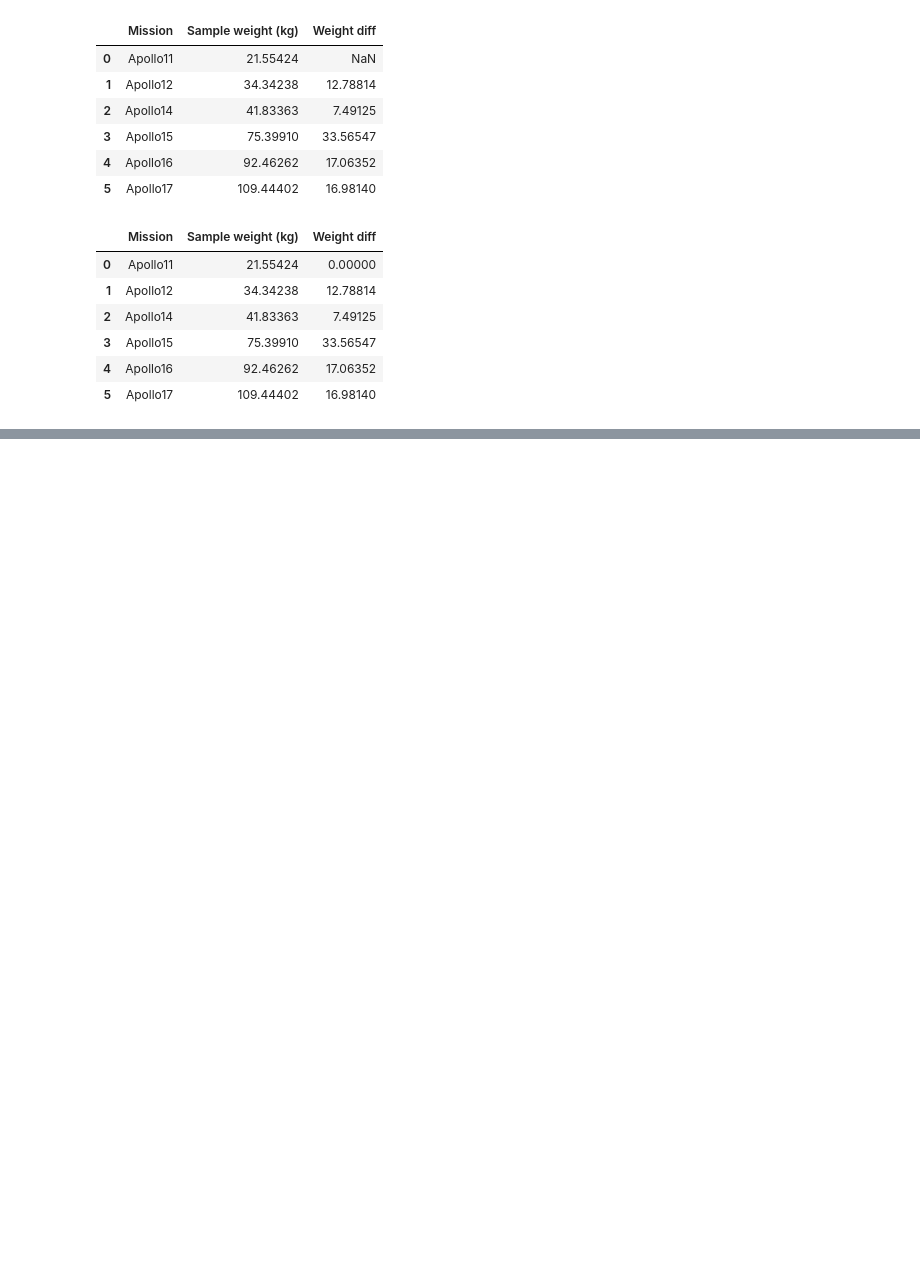
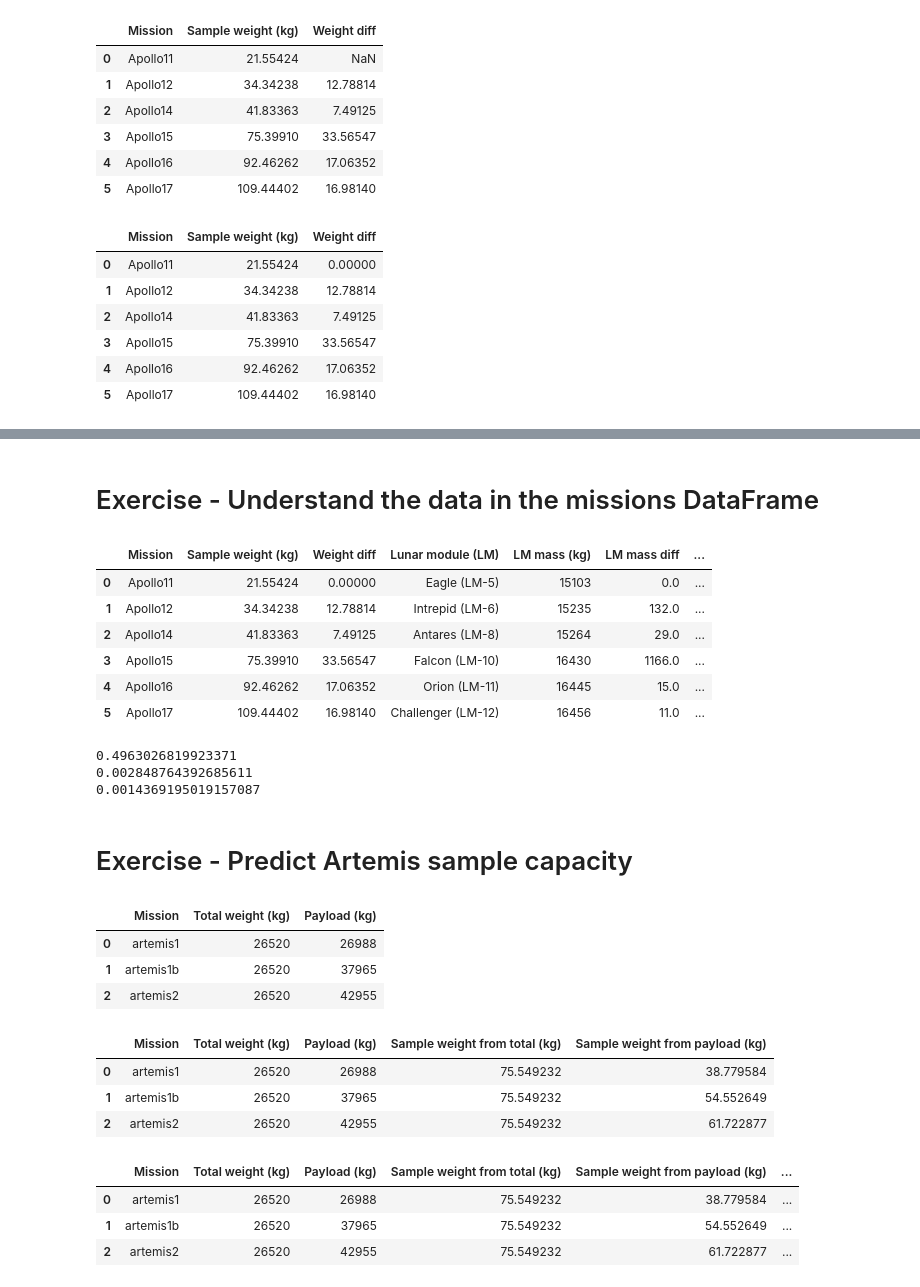
Before and after one commit to WhereDoIClick/TechProjects, a Jupyter notebook: over-the-moon/sample-return/sample-return.ipynb, the cells around one changed output, grey strips where cells are left out. Drawn from its saved outputs; the diff is of its cells as text; code cells hidden in the pictures; blank space fills up the shorter version.

```diff
--- a/over-the-moon/sample-return/sample-return.ipynb
+++ b/over-the-moon/sample-return/sample-return.ipynb
@@ -124,0 +161,62 @@ missions
+# %% [markdown]
+# Exercise - Understand the data in the missions DataFrame
+# %%
+# Sample-to-weight ratio
+saturnVPayload = 43500
+missions['Crewed area : Payload'] = missions['Total weight (kg)'] / saturnVPayload
+missions['Sample : Crewed area'] = missions['Sample weight (kg)'] / missions['Total weight (kg)']
+missions['Sample : Payload'] = missions['Sample weight (kg)'] / saturnVPayload
+missions
+# %% [output]
+|  | Mission | Sample weight (kg) | Weight diff | Lunar module (LM) | LM mass (kg) | LM mass diff | ... |
+| 0 | Apollo11 | 21.55424 | 0.00000 | Eagle (LM-5) | 15103 | 0.0 | ... |
+| 1 | Apollo12 | 34.34238 | 12.78814 | Intrepid (LM-6) | 15235 | 132.0 | ... |
+| 2 | Apollo14 | 41.83363 | 7.49125 | Antares (LM-8) | 15264 | 29.0 | ... |
+| 3 | Apollo15 | 75.39910 | 33.56547 | Falcon (LM-10) | 16430 | 1166.0 | ... |
+| 4 | Apollo16 | 92.46262 | 17.06352 | Orion (LM-11) | 16445 | 15.0 | ... |
+| 5 | Apollo17 | 109.44402 | 16.98140 | Challenger (LM-12) | 16456 | 11.0 | ... |
+# %%
+# Take the average of all those ratios across all the missions
+crewedArea_payload_ratio = missions['Crewed area : Payload'].mean()
+sample_crewedArea_ratio = missions['Sample : Crewed area'].mean()
+sample_payload_ratio = missions['Sample : Payload'].mean()
+print(crewedArea_payload_ratio)
+print(sample_crewedArea_ratio)
+print(sample_payload_ratio)
+# %% [output]
+0.4963026819923371
+0.002848764392685611
+0.0014369195019157087
+# %% [markdown]
+# Exercise - Predict Artemis sample capacity
+# %%
+# Create an Artemis mission DataFrame
+artemis_crewedArea = 26520
+artemis_mission = pd.DataFrame({'Mission':['artemis1','artemis1b','artemis2'],
+                                 'Total weight (kg)':[artemis_crewedArea,artemis_crewedArea,artemis_crewedArea],
+                                 'Payload (kg)':[26988, 37965, 42955]})
+artemis_mission
+# %% [output]
+|  | Mission | Total weight (kg) | Payload (kg) |
+| 0 | artemis1 | 26520 | 26988 |
+| 1 | artemis1b | 26520 | 37965 |
+| 2 | artemis2 | 26520 | 42955 |
+# %%
+# Estimate the weight of samples based on the ratios we determined from the Apollo missions
+artemis_mission['Sample weight from total (kg)'] = artemis_mission['Total weight (kg)'] * sample_crewedArea_ratio
+artemis_mission['Sample weight from payload (kg)'] = artemis_mission['Payload (kg)'] * sample_payload_ratio
+artemis_mission
+# %% [output]
+|  | Mission | Total weight (kg) | Payload (kg) | Sample weight from total (kg) | Sample weight from payload (kg) |
+| 0 | artemis1 | 26520 | 26988 | 75.549232 | 38.779584 |
+| 1 | artemis1b | 26520 | 37965 | 75.549232 | 54.552649 |
+| 2 | artemis2 | 26520 | 42955 | 75.549232 | 61.722877 |
+# %%
+# Get the average of the two predictions:
+artemis_mission['Estimated sample weight (kg)'] = (artemis_mission['Sample weight from payload (kg)'] + artemis_mission['Sample weight from total (kg)'])/2
+artemis_mission
+# %% [output]
+|  | Mission | Total weight (kg) | Payload (kg) | Sample weight from total (kg) | Sample weight from payload (kg) | ... |
+| 0 | artemis1 | 26520 | 26988 | 75.549232 | 38.779584 | ... |
+| 1 | artemis1b | 26520 | 37965 | 75.549232 | 54.552649 | ... |
+| 2 | artemis2 | 26520 | 42955 | 75.549232 | 61.722877 | ... |
```
Also changed, not shown: parts of 11 cells of this notebook, 2 other files.
